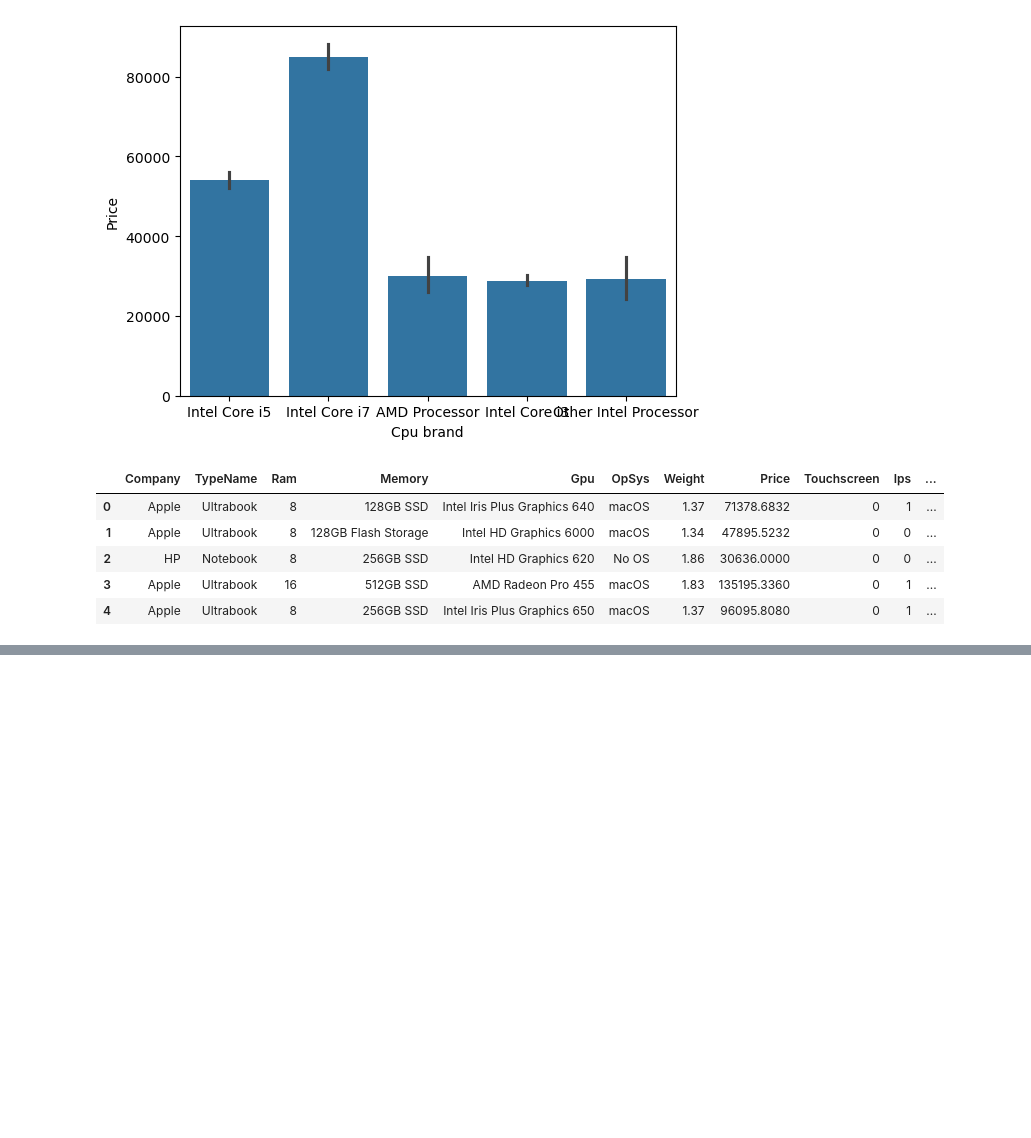
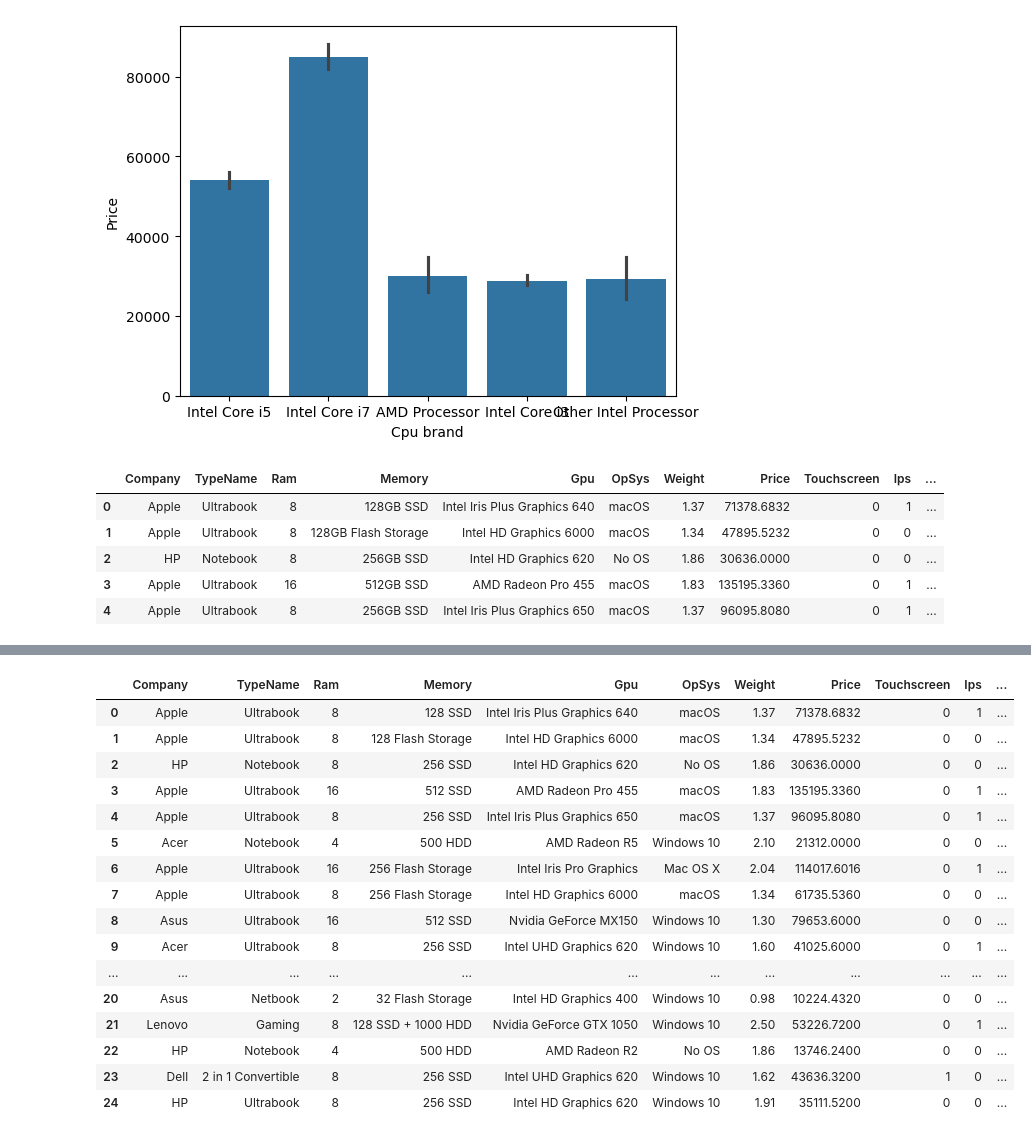
Before and after one commit to vanix056/Laptop_Price_predictor, a Jupyter notebook: Laptop_price_predictor.ipynb, the cells around one changed output, grey strips where cells are left out. Cells and saved outputs as stored; diff of their text form; code cells hidden in the pictures; blank space fills up the shorter version.

Commit message:
Feature Engineering and EDA on Storage Columns

```diff
--- a/Laptop_price_predictor.ipynb
+++ b/Laptop_price_predictor.ipynb
@@ -369,0 +401,62 @@ read_csv.head()
+# %%
+# Clean the 'Memory' column
+read_csv['Memory'] = read_csv['Memory'].astype(str).replace('\.0', '', regex=True)
+read_csv['Memory'] = read_csv['Memory'].str.replace('GB', '')
+read_csv['Memory'] = read_csv['Memory'].str.replace('TB', '000')  # 1TB = 1000GB
+
+# Split into 'first' and 'second'
+n = read_csv['Memory'].str.split('+', n=1, expand=True)
+read_csv['first'] = n[0].str.strip()
+read_csv['second'] = n[1].fillna('0')  # Ensure no NaN values
+
+# Create storage type flags for 'first'
+read_csv["Layer1HDD"] = read_csv['first'].apply(lambda x: 1 if 'HDD' in x else 0)
+read_csv["Layer1SSD"] = read_csv['first'].apply(lambda x: 1 if 'SSD' in x else 0)
+read_csv["Layer1Hybrid"] = read_csv['first'].apply(lambda x: 1 if 'Hybrid' in x else 0)
+read_csv["Layer1Flash_Storage"] = read_csv['first'].apply(lambda x: 1 if 'Flash Storage' in x else 0)
+
+# Extract numeric value from 'first'
+read_csv['first'] = read_csv['first'].str.extract(r'(\d+)').astype(float).fillna(0).astype(int)
+
+# Create storage type flags for 'second'
+read_csv['Layer2HDD'] = read_csv['second'].apply(lambda x: 1 if 'HDD' in x else 0)
+read_csv['Layer2SSD'] = read_csv['second'].apply(lambda x: 1 if 'SSD' in x else 0)
+read_csv['Layer2Hybrid'] = read_csv['second'].apply(lambda x: 1 if 'Hybrid' in x else 0)
+read_csv['Layer2Flash_Storage'] = read_csv['second'].apply(lambda x: 1 if 'Flash Storage' in x else 0)
+
+# Clean and convert 'second' to numeric
+read_csv['second'] = read_csv['second'].str.replace(r'\D+', '', regex=True)  # Remove all non-digits
+read_csv['second'] = read_csv['second'].replace('', '0')  # Handle empty strings
+read_csv['second'] = read_csv['second'].str.strip()  # Remove whitespace
+read_csv['second'] = read_csv['second'].astype(int)
+
+# Calculate final storage capacities
+read_csv['HDD'] = read_csv['first'] * read_csv['Layer1HDD'] + read_csv['second'] * read_csv['Layer2HDD']
+read_csv['SSD'] = read_csv['first'] * read_csv['Layer1SSD'] + read_csv['second'] * read_csv['Layer2SSD']
+read_csv['Hybrid'] = read_csv['first'] * read_csv['Layer1Hybrid'] + read_csv['second'] * read_csv['Layer2Hybrid']
+read_csv['Flash_Storage'] = read_csv['first'] * read_csv['Layer1Flash_Storage'] + read_csv['second'] * read_csv['Layer2Flash_Storage']
+
+# Drop intermediate columns
+read_csv.drop(columns=['first', 'second', 'Layer1HDD', 'Layer1SSD', 'Layer1Hybrid',
+                       'Layer1Flash_Storage', 'Layer2HDD', 'Layer2SSD', 'Layer2Hybrid',
+                       'Layer2Flash_Storage'], inplace=True)
+# %%
+read_csv.head(25)
+# %% [output]
+|  | Company | TypeName | Ram | Memory | Gpu | OpSys | Weight | Price | Touchscreen | Ips | ... |
+| 0 | Apple | Ultrabook | 8 | 128 SSD | Intel Iris Plus Graphics 640 | macOS | 1.37 | 71378.6832 | 0 | 1 | ... |
+| 1 | Apple | Ultrabook | 8 | 128 Flash Storage | Intel HD Graphics 6000 | macOS | 1.34 | 47895.5232 | 0 | 0 | ... |
+| 2 | HP | Notebook | 8 | 256 SSD | Intel HD Graphics 620 | No OS | 1.86 | 30636.0000 | 0 | 0 | ... |
+| 3 | Apple | Ultrabook | 16 | 512 SSD | AMD Radeon Pro 455 | macOS | 1.83 | 135195.3360 | 0 | 1 | ... |
+| 4 | Apple | Ultrabook | 8 | 256 SSD | Intel Iris Plus Graphics 650 | macOS | 1.37 | 96095.8080 | 0 | 1 | ... |
+| 5 | Acer | Notebook | 4 | 500 HDD | AMD Radeon R5 | Windows 10 | 2.10 | 21312.0000 | 0 | 0 | ... |
+| 6 | Apple | Ultrabook | 16 | 256 Flash Storage | Intel Iris Pro Graphics | Mac OS X | 2.04 | 114017.6016 | 0 | 1 | ... |
+| 7 | Apple | Ultrabook | 8 | 256 Flash Storage | Intel HD Graphics 6000 | macOS | 1.34 | 61735.5360 | 0 | 0 | ... |
+| 8 | Asus | Ultrabook | 16 | 512 SSD | Nvidia GeForce MX150 | Windows 10 | 1.30 | 79653.6000 | 0 | 0 | ... |
+| 9 | Acer | Ultrabook | 8 | 256 SSD | Intel UHD Graphics 620 | Windows 10 | 1.60 | 41025.6000 | 0 | 1 | ... |
+| ... | ... | ... | ... | ... | ... | ... | ... | ... | ... | ... | ... |
+| 20 | Asus | Netbook | 2 | 32 Flash Storage | Intel HD Graphics 400 | Windows 10 | 0.98 | 10224.4320 | 0 | 0 | ... |
+| 21 | Lenovo | Gaming | 8 | 128 SSD + 1000 HDD | Nvidia GeForce GTX 1050 | Windows 10 | 2.50 | 53226.7200 | 0 | 1 | ... |
+| 22 | HP | Notebook | 4 | 500 HDD | AMD Radeon R2 | No OS | 1.86 | 13746.2400 | 0 | 0 | ... |
+| 23 | Dell | 2 in 1 Convertible | 8 | 256 SSD | Intel UHD Graphics 620 | Windows 10 | 1.62 | 43636.3200 | 1 | 0 | ... |
+| 24 | HP | Ultrabook | 8 | 256 SSD | Intel HD Graphics 620 | Windows 10 | 1.91 | 35111.5200 | 0 | 0 | ... |
```
Also changed, not shown: parts of 8 cells of this notebook.
